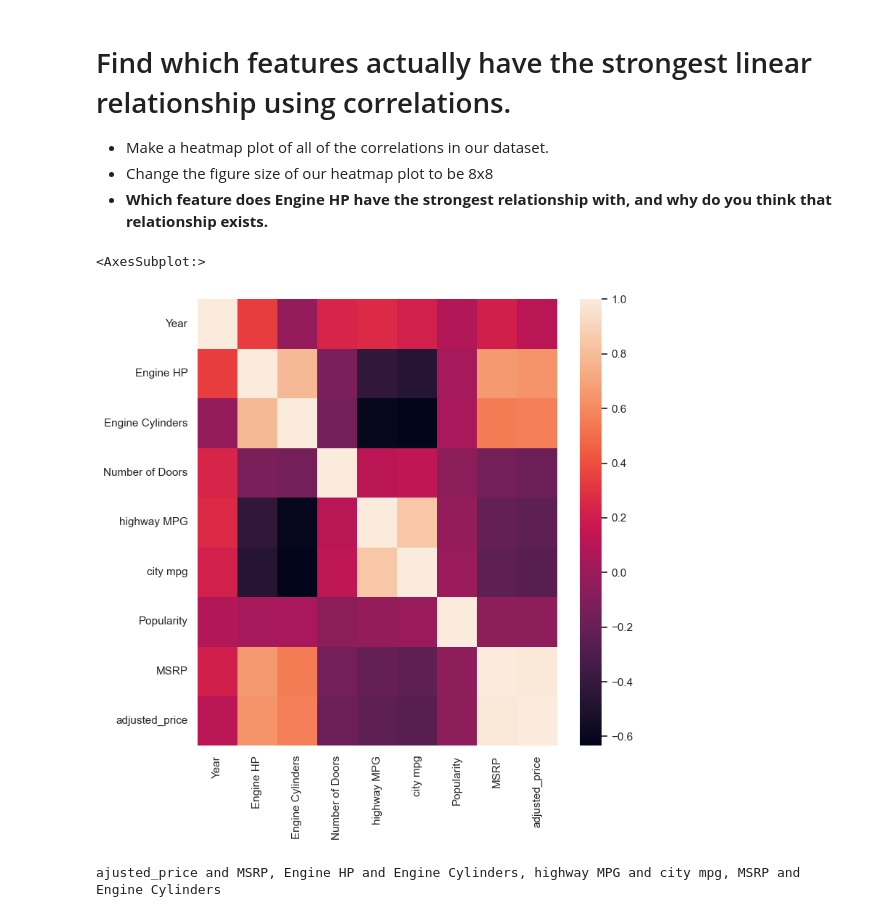
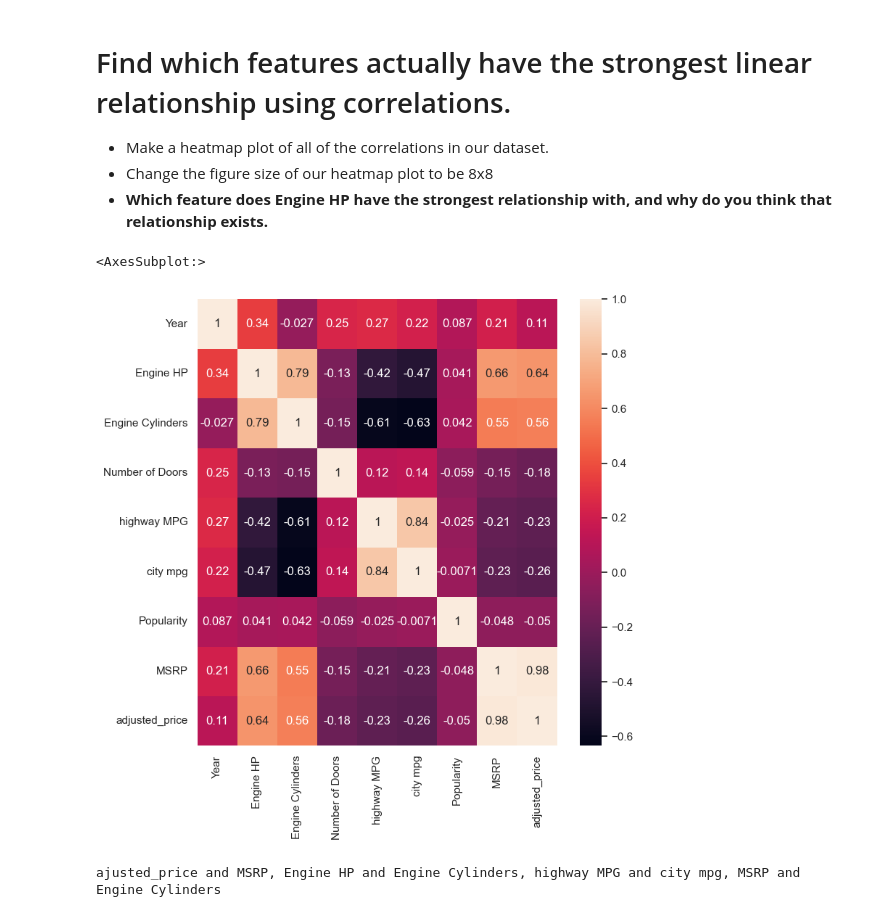
Before and after one commit to 112523chen/2022-fall-data-science, a Jupyter notebook: Week-02-EDA/Exercise-EDA.ipynb, the cells around one changed output. Drawn from its saved outputs; the diff is of its cells as text; code cells hidden in the pictures.

```diff
--- a/Week-02-EDA/Exercise-EDA.ipynb
+++ b/Week-02-EDA/Exercise-EDA.ipynb
@@ -312,11 +312,11 @@ MSRP and adjusted price
 # %%
 # * Make a heatmap plot of all of the correlations in our dataset.
 # * Change the figure size of our heatmap plot to be 8x8
 fig, ax = plt.subplots(figsize=(8,8))
-sns.heatmap(df.corr() )
+sns.heatmap(df.corr(), annot=True)
 # %% [output]
 <AxesSubplot:>
-[figure, old version]
+[figure, new version]
 # %%
 # Which feature does Engine HP have the strongest relationship with, and why do you think that relationship exists.
 
```
